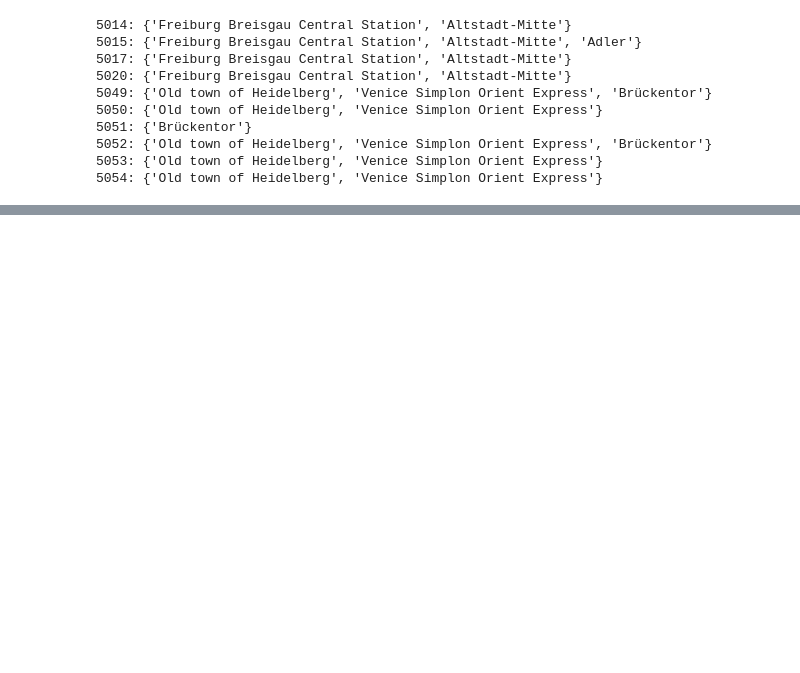
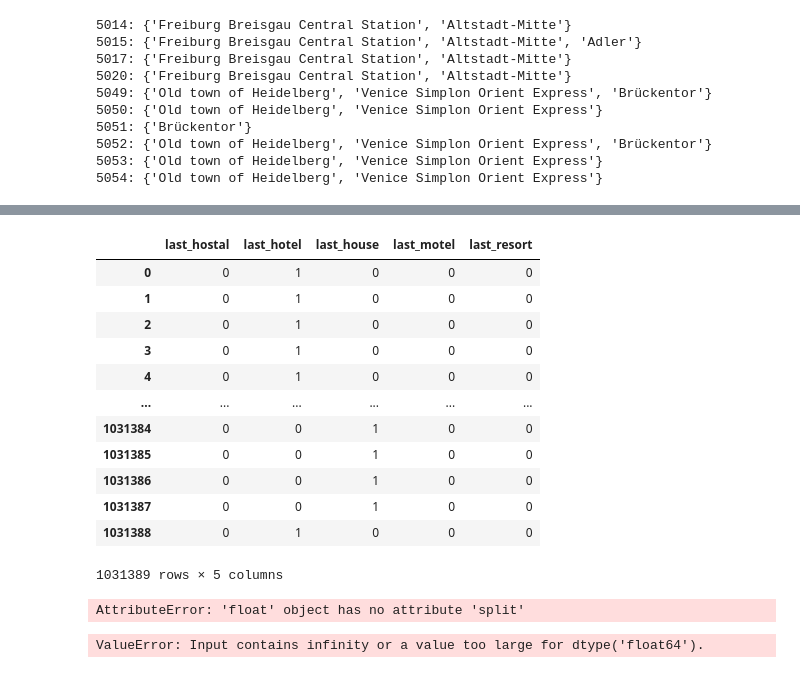
Before and after one commit to emekgozluklu/recsys2019-solution, a Jupyter notebook: files_contents.ipynb, the cells around one changed output, grey strips where cells are left out. Drawn from its saved outputs; the diff is of its cells as text; code cells hidden in the pictures; blank space fills up the shorter version.

```diff
--- a/files_contents.ipynb
+++ b/files_contents.ipynb
@@ -203,0 +148,4 @@ events.to_csv("data/events.csv")
+# %%
+import pandas as pd
+
+all_feats = pd.read_csv("data/all_features.csv")
@@ -203,0 +193,18 @@ events.to_csv("data/events.csv")
+# %%
+all_feats[["step", "hotel_category"]]  = all_feats[["step", "hotel_category"]]
+# %%
+pd.get_dummies(all_feats["hotel_category"], prefix="last")
+# %% [output]
+|  | last_hostal | last_hotel | last_house | last_motel | last_resort |
+| 0 | 0 | 1 | 0 | 0 | 0 |
+| 1 | 0 | 1 | 0 | 0 | 0 |
+| 2 | 0 | 1 | 0 | 0 | 0 |
+| 3 | 0 | 1 | 0 | 0 | 0 |
+| 4 | 0 | 1 | 0 | 0 | 0 |
+| ... | ... | ... | ... | ... | ... |
+| 1031384 | 0 | 0 | 1 | 0 | 0 |
+| 1031385 | 0 | 0 | 1 | 0 | 0 |
+| 1031386 | 0 | 0 | 1 | 0 | 0 |
+| 1031387 | 0 | 0 | 1 | 0 | 0 |
+| 1031388 | 0 | 1 | 0 | 0 | 0 |
+1031389 rows × 5 columns
@@ -203,0 +219,5 @@ events.to_csv("data/events.csv")
+# %%
+for i in _:
+    print(i)
+# %% [output]
+AttributeError: 'float' object has no attribute 'split'
@@ -203,0 +447,4 @@ events.to_csv("data/events.csv")
+# %%
+dp.run()
+# %% [output]
+ValueError: Input contains infinity or a value too large for dtype('float64').
```
Also changed, not shown: parts of 38 cells of this notebook, 36 other files.
